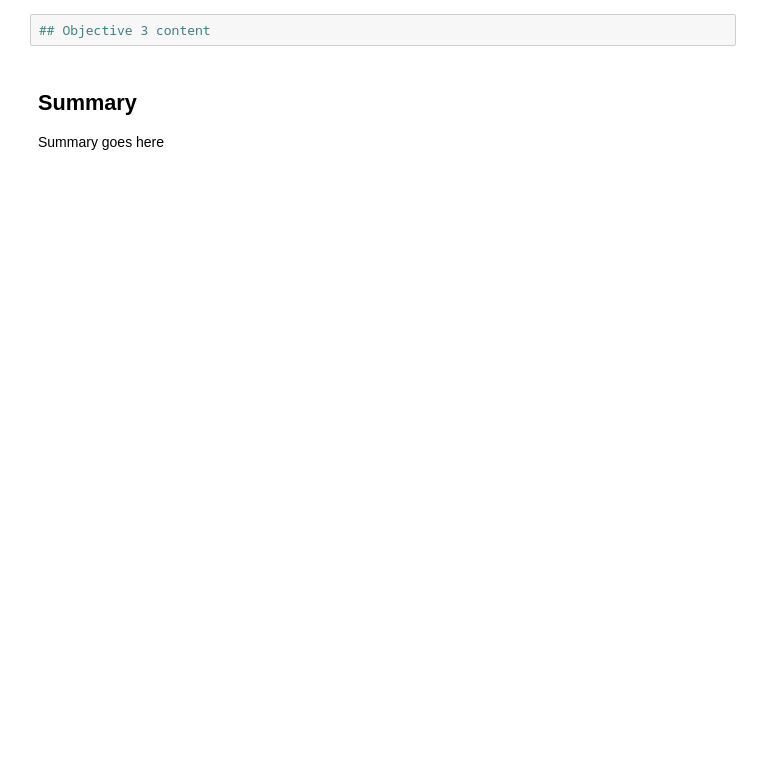
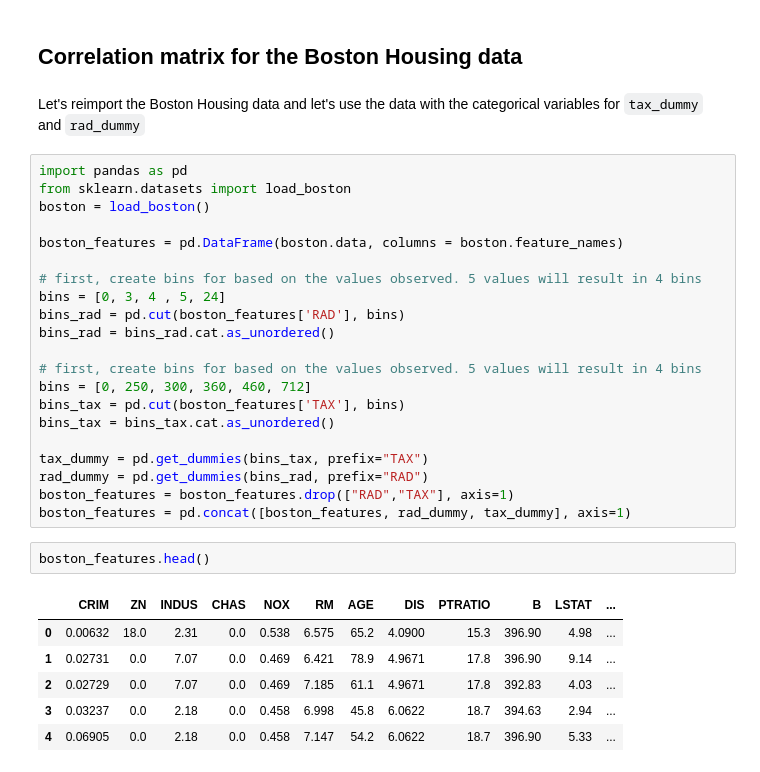
Before and after one commit to learn-co-curriculum/dsc-multicollinearity-of-features-lab, a Jupyter notebook: index.ipynb, the cells around one changed output. Cells and saved outputs as stored; diff of their text form; blank space fills up the shorter version.

```diff
--- a/index.ipynb
+++ b/index.ipynb
@@ -28,5 +12,34 @@ You will be able to:
-# %%
-## Objective 3 content
-# %% [markdown]
-## Summary
-Summary goes here
+# %% [markdown]
+## Correlation matrix for the Boston Housing data
+# %% [markdown]
+Let's reimport the Boston Housing data and let's use the data with the categorical variables for `tax_dummy` and `rad_dummy`
+# %%
+import pandas as pd
+from sklearn.datasets import load_boston
+boston = load_boston()
+
+boston_features = pd.DataFrame(boston.data, columns = boston.feature_names)
+
+# first, create bins for based on the values observed. 5 values will result in 4 bins
+bins = [0, 3, 4 , 5, 24]
+bins_rad = pd.cut(boston_features['RAD'], bins)
+bins_rad = bins_rad.cat.as_unordered()
+
+# first, create bins for based on the values observed. 5 values will result in 4 bins
+bins = [0, 250, 300, 360, 460, 712]
+bins_tax = pd.cut(boston_features['TAX'], bins)
+bins_tax = bins_tax.cat.as_unordered()
+
+tax_dummy = pd.get_dummies(bins_tax, prefix="TAX")
+rad_dummy = pd.get_dummies(bins_rad, prefix="RAD")
+boston_features = boston_features.drop(["RAD","TAX"], axis=1)
+boston_features = pd.concat([boston_features, rad_dummy, tax_dummy], axis=1)
+# %%
+boston_features.head()
+# %% [output]
+|  | CRIM | ZN | INDUS | CHAS | NOX | RM | AGE | DIS | PTRATIO | B | LSTAT | ... |
+| 0 | 0.00632 | 18.0 | 2.31 | 0.0 | 0.538 | 6.575 | 65.2 | 4.0900 | 15.3 | 396.90 | 4.98 | ... |
+| 1 | 0.02731 | 0.0 | 7.07 | 0.0 | 0.469 | 6.421 | 78.9 | 4.9671 | 17.8 | 396.90 | 9.14 | ... |
+| 2 | 0.02729 | 0.0 | 7.07 | 0.0 | 0.469 | 7.185 | 61.1 | 4.9671 | 17.8 | 392.83 | 4.03 | ... |
+| 3 | 0.03237 | 0.0 | 2.18 | 0.0 | 0.458 | 6.998 | 45.8 | 6.0622 | 18.7 | 394.63 | 2.94 | ... |
+| 4 | 0.06905 | 0.0 | 2.18 | 0.0 | 0.458 | 7.147 | 54.2 | 6.0622 | 18.7 | 396.90 | 5.33 | ... |
```
Also changed, not shown: parts of 24 cells of this notebook, 3 other files.
